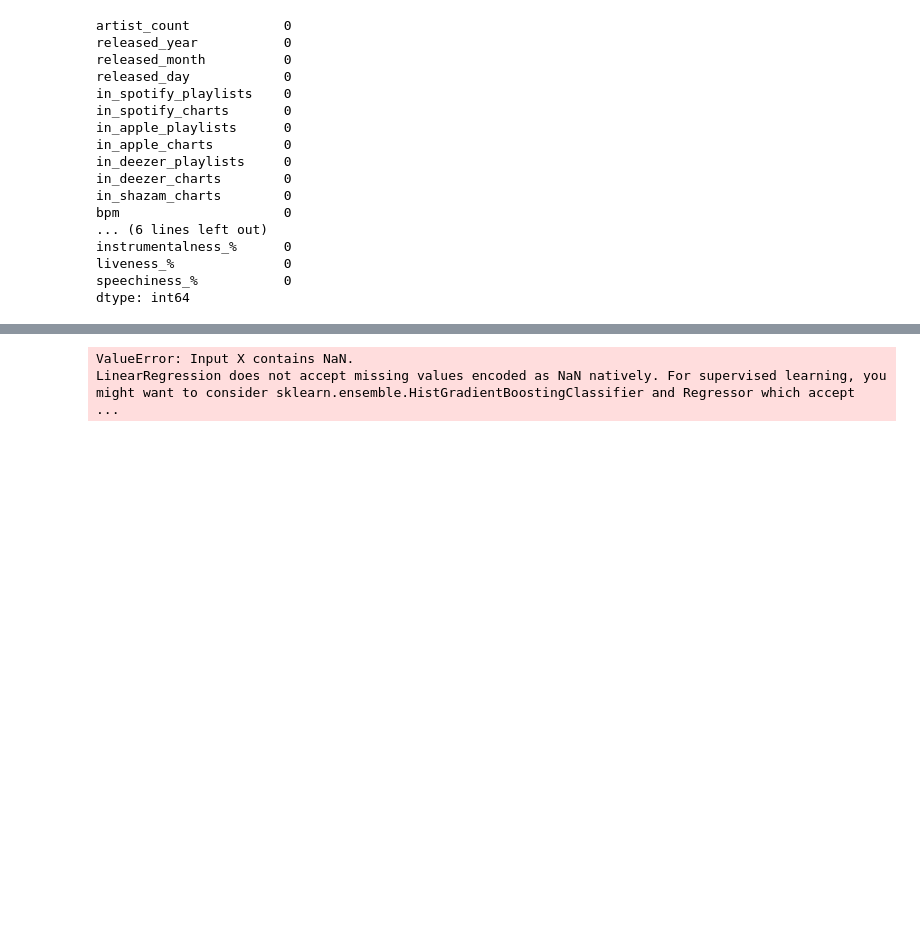
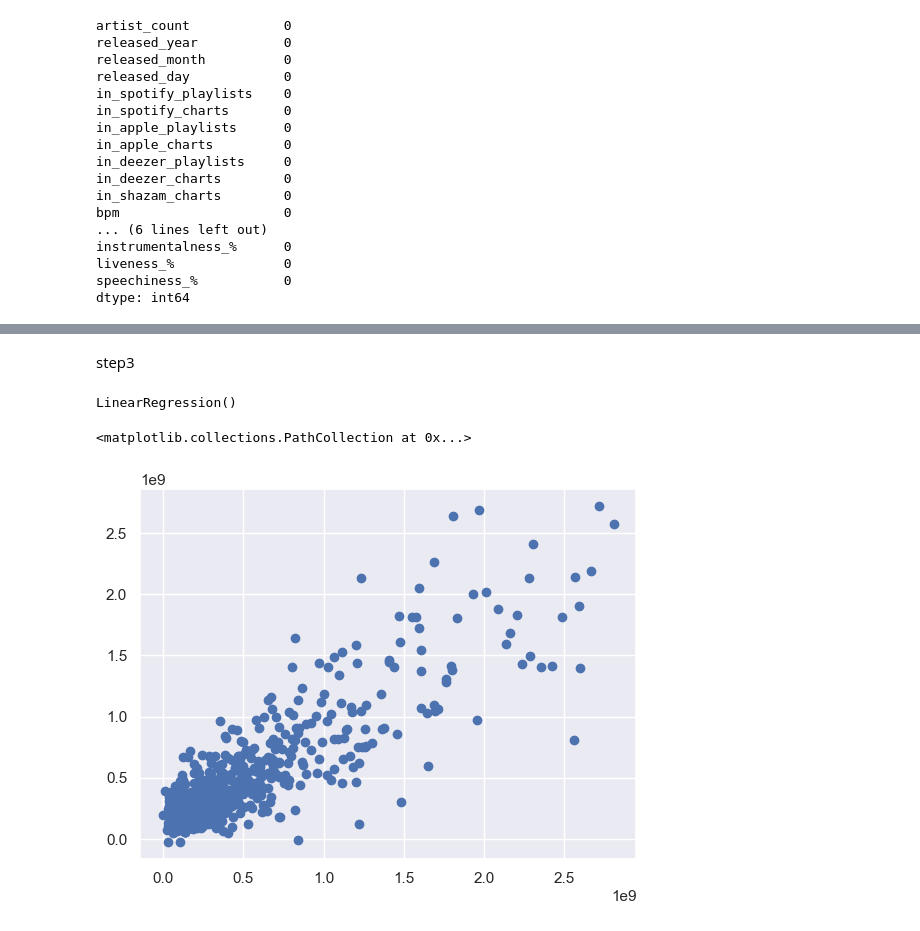
Before and after one commit to SandroSolaqa/MLearnig, a Jupyter notebook: notebook/Untitled.ipynb, the cells around one changed output, grey strips where cells are left out. Cells and saved outputs as stored; diff of their text form; code cells hidden in the pictures; blank space fills up the shorter version.

Commit message:
finished-linear-reg

```diff
--- a/notebook/Untitled.ipynb
+++ b/notebook/Untitled.ipynb
@@ -248,0 +301,2 @@ could not convert string to float: '6,720'
+# %%
+y_train = y_train.squeeze()
@@ -249,5 +352,11 @@ could not convert string to float: '6,720'
+# %%
+# Remove rows with missing values
+mask = ~np.isnan(y_train) & ~np.isnan(x_train_imputed).any(axis=1)
+x_train_cleaned = x_train_imputed[mask]
+y_train_cleaned = y_train[mask]
+# %% [markdown]
+step3
 # %%
-reg.fit(x_train,y_train)
+reg.fit(x_train_cleaned, y_train_cleaned)
 # %% [output]
-ValueError: Input X contains NaN.
-LinearRegression does not accept missing values encoded as NaN natively. For supervised learning, you might want to consider sklearn.ensemble.HistGradientBoostingClassifier and Regressor which accept  ...
+LinearRegression()
@@ -285,0 +363,7 @@ LinearRegression does not accept missing values encoded as NaN natively. For sup
+# %%
+y_hat = reg.predict(x_train_cleaned)
+# %%
+plt.scatter(y_train_cleaned,y_hat)
+# %% [output]
+<matplotlib.collections.PathCollection at 0x...>
+[figure, added]
```
Also changed, not shown: parts of 19 cells of this notebook.
